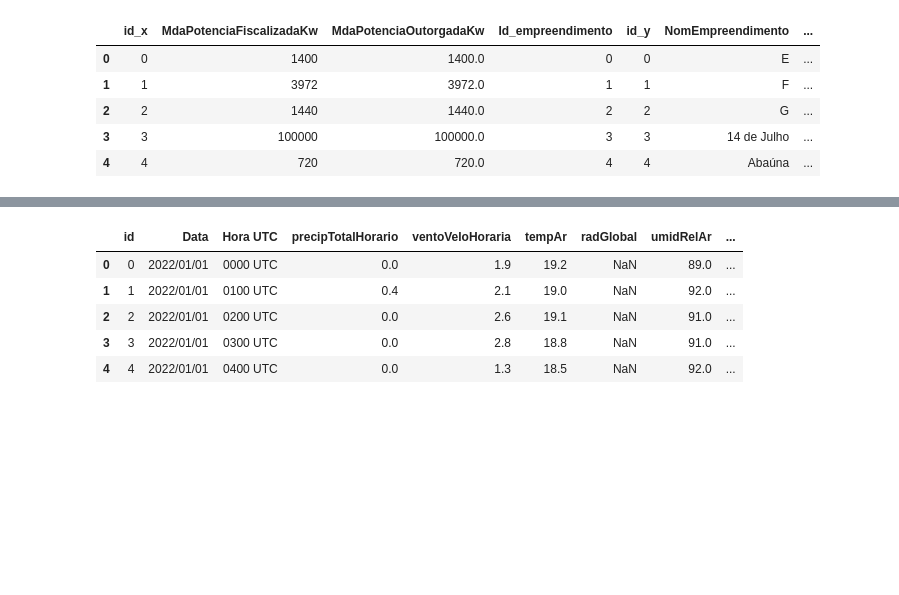
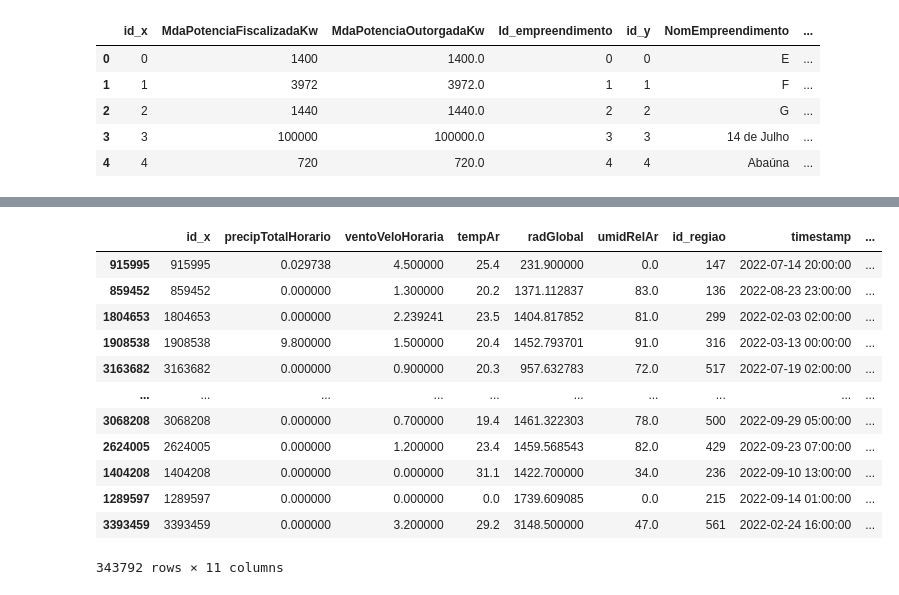
Before and after one commit to TiagoRCunha/pi-03-relacao-energia-condicao-climatica, a Jupyter notebook: machinelearning.ipynb, the cells around one changed output, grey strips where cells are left out. Drawn from its saved outputs; the diff is of its cells as text; code cells hidden in the pictures; blank space fills up the shorter version.

```diff
--- a/machinelearning.ipynb
+++ b/machinelearning.ipynb
@@ -63,8 +94,7 @@ empreendimentos_combinados.head()
 # %%
-""" #Cidade, MediaPrecipTotalHorarioCidade, MediaVentoVeloHorariaCidade, MediaTempArCidade, ...., QuantidadeEnergiaEnergiaSolarGeradaPorCidade, QuantidadeEnergiaNuclearGeradaPorCidade, QuantidadeEnergiaTermalGeradaPorCidade, .....
+#Cidade, MediaPrecipTotalHorarioCidade, MediaVentoVeloHorariaCidade, MediaTempArCidade, ...., QuantidadeEnergiaEnergiaSolarGeradaPorCidade, QuantidadeEnergiaNuclearGeradaPorCidade, QuantidadeEnergiaTermalGeradaPorCidade, .....
 
-colunas_csv1 = list(fato_dados_metereologicos.columns)
-dados_combinados = pd.merge(fato_dados_metereologicos[colunas_csv1], dim_regiao[['UF']], left_index=True, right_index=True)
+dados_combinados = pd.merge(fato_dados_metereologicos, dim_regiao[['id', 'UF','cidade']], left_on='id_regiao', right_on='id')
 
 #Tratando dados decimais para virarem tipo float
 #dados_combinados = pd.merge(fato_dados_metereologicos, dim_regiao, left_on='id_regiao', right_on='id')
@@ -83,16 +113,27 @@ dados_combinados['tempAr'] = dados_combinados['tempAr'].astype(float)
 
 dados_combinados['radGlobal'] = dados_combinados['radGlobal'].astype(str)
 dados_combinados['radGlobal'] = dados_combinados['radGlobal'].str.replace(',', '.')
-dados_combinados['radGlobal'] = dados_combinados['radGlobal'].astype(float) """
+dados_combinados['radGlobal'] = dados_combinados['radGlobal'].astype(float)
 # %%
-""" siglasUF = ['AC', 'AL', 'AP', 'AM', 'BA', 'CE', 'DF', 'ES', 'GO', 'MA', 'MT', 'MS', 'MG', 'PA', 'PB', 'PR', 'PE', 'PI', 'RJ', 'RN', 'RS', 'RO', 'RR', 'SC', 'SP', 'SE', 'TO']
+siglasUF = ['AC', 'AL', 'AP', 'AM', 'BA', 'CE', 'DF', 'ES', 'GO', 'MA', 'MT', 'MS', 'MG', 'PA', 'PB', 'PR', 'PE', 'PI', 'RJ', 'RN', 'RS', 'RO', 'RR', 'SC', 'SP', 'SE', 'TO']
 
 
-dados_combinados.head() """
+#dados_combinados.head()
+
+#dados_combinados['cidade']
+sample_dados_combinados = dados_combinados.sample(frac=0.1, random_state=42)
+sample_dados_combinados
 # %% [output]
-|  | id | Data | Hora UTC | precipTotalHorario | ventoVeloHoraria | tempAr | radGlobal | umidRelAr | ... |
-| 0 | 0 | 2022/01/01 | 0000 UTC | 0.0 | 1.9 | 19.2 | NaN | 89.0 | ... |
-| 1 | 1 | 2022/01/01 | 0100 UTC | 0.4 | 2.1 | 19.0 | NaN | 92.0 | ... |
-| 2 | 2 | 2022/01/01 | 0200 UTC | 0.0 | 2.6 | 19.1 | NaN | 91.0 | ... |
-| 3 | 3 | 2022/01/01 | 0300 UTC | 0.0 | 2.8 | 18.8 | NaN | 91.0 | ... |
-| 4 | 4 | 2022/01/01 | 0400 UTC | 0.0 | 1.3 | 18.5 | NaN | 92.0 | ... |
+|  | id_x | precipTotalHorario | ventoVeloHoraria | tempAr | radGlobal | umidRelAr | id_regiao | timestamp | ... |
+| 915995 | 915995 | 0.029738 | 4.500000 | 25.4 | 231.900000 | 0.0 | 147 | 2022-07-14 20:00:00 | ... |
+| 859452 | 859452 | 0.000000 | 1.300000 | 20.2 | 1371.112837 | 83.0 | 136 | 2022-08-23 23:00:00 | ... |
+| 1804653 | 1804653 | 0.000000 | 2.239241 | 23.5 | 1404.817852 | 81.0 | 299 | 2022-02-03 02:00:00 | ... |
+| 1908538 | 1908538 | 9.800000 | 1.500000 | 20.4 | 1452.793701 | 91.0 | 316 | 2022-03-13 00:00:00 | ... |
+| 3163682 | 3163682 | 0.000000 | 0.900000 | 20.3 | 957.632783 | 72.0 | 517 | 2022-07-19 02:00:00 | ... |
+| ... | ... | ... | ... | ... | ... | ... | ... | ... | ... |
+| 3068208 | 3068208 | 0.000000 | 0.700000 | 19.4 | 1461.322303 | 78.0 | 500 | 2022-09-29 05:00:00 | ... |
+| 2624005 | 2624005 | 0.000000 | 1.200000 | 23.4 | 1459.568543 | 82.0 | 429 | 2022-09-23 07:00:00 | ... |
+| 1404208 | 1404208 | 0.000000 | 0.000000 | 31.1 | 1422.700000 | 34.0 | 236 | 2022-09-10 13:00:00 | ... |
+| 1289597 | 1289597 | 0.000000 | 0.000000 | 0.0 | 1739.609085 | 0.0 | 215 | 2022-09-14 01:00:00 | ... |
+| 3393459 | 3393459 | 0.000000 | 3.200000 | 29.2 | 3148.500000 | 47.0 | 561 | 2022-02-24 16:00:00 | ... |
+343792 rows × 11 columns
```
Also changed, not shown: parts of 6 cells of this notebook, 2 other files.
